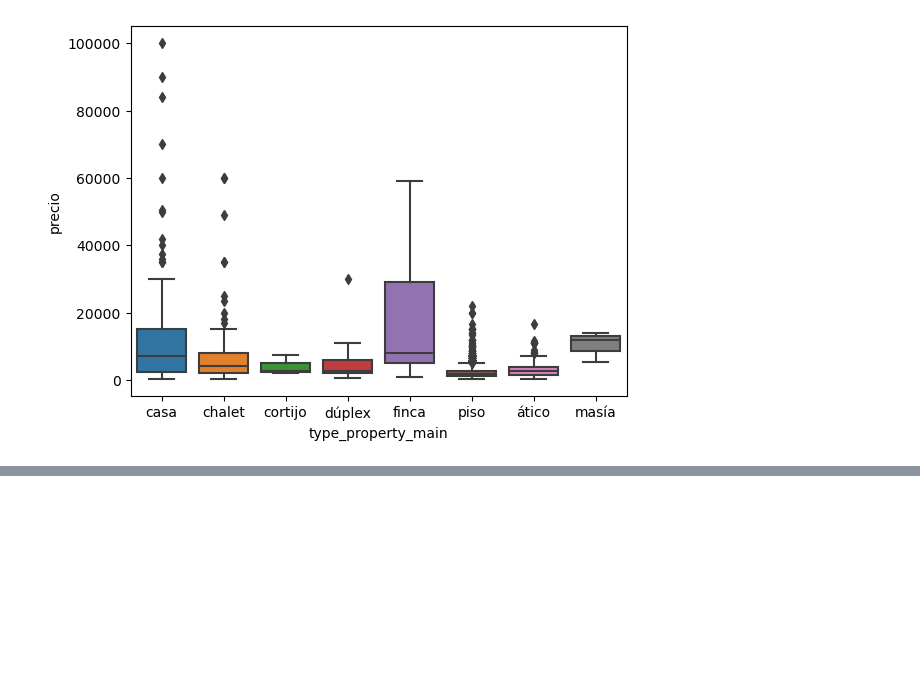
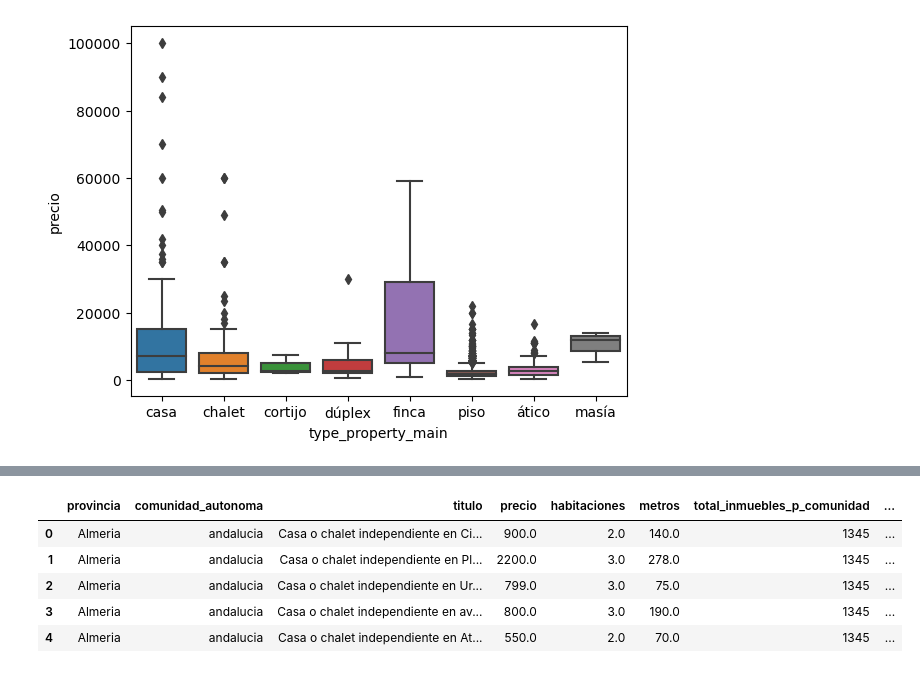
Before and after one commit to marciafof/DAFT_0116_OTALORAMarcia, a Jupyter notebook: Module_1/Project_Week_3_Data-Preparation/scripts/data_exploration.ipynb, the cells around one changed output, grey strips where cells are left out. Cells and saved outputs as stored; diff of their text form; code cells hidden in the pictures; blank space fills up the shorter version.

```diff
--- a/Module_1/Project_Week_3_Data-Preparation/scripts/data_exploration.ipynb
+++ b/Module_1/Project_Week_3_Data-Preparation/scripts/data_exploration.ipynb
@@ -663 +677,11 @@ sns.boxplot(data=df_outliers[df_outliers["outliers_IQR"]==1], x ="type_property_
+# %%
+df_outliers.reset_index(inplace=True, drop=True)
+df_outliers.head()
+# %% [output]
+|  | provincia | comunidad_autonoma | titulo | precio | habitaciones | metros | total_inmuebles_p_comunidad | ... |
+| 0 | Almeria | andalucia | Casa o chalet independiente en Ci... | 900.0 | 2.0 | 140.0 | 1345 | ... |
+| 1 | Almeria | andalucia | Casa o chalet independiente en Pl... | 2200.0 | 3.0 | 278.0 | 1345 | ... |
+| 2 | Almeria | andalucia | Casa o chalet independiente en Ur... | 799.0 | 3.0 | 75.0 | 1345 | ... |
+| 3 | Almeria | andalucia | Casa o chalet independiente en av... | 800.0 | 3.0 | 190.0 | 1345 | ... |
+| 4 | Almeria | andalucia | Casa o chalet independiente en At... | 550.0 | 2.0 | 70.0 | 1345 | ... |
 # %%
```
Also changed, not shown: parts of 18 cells of this notebook, 8 other files.
